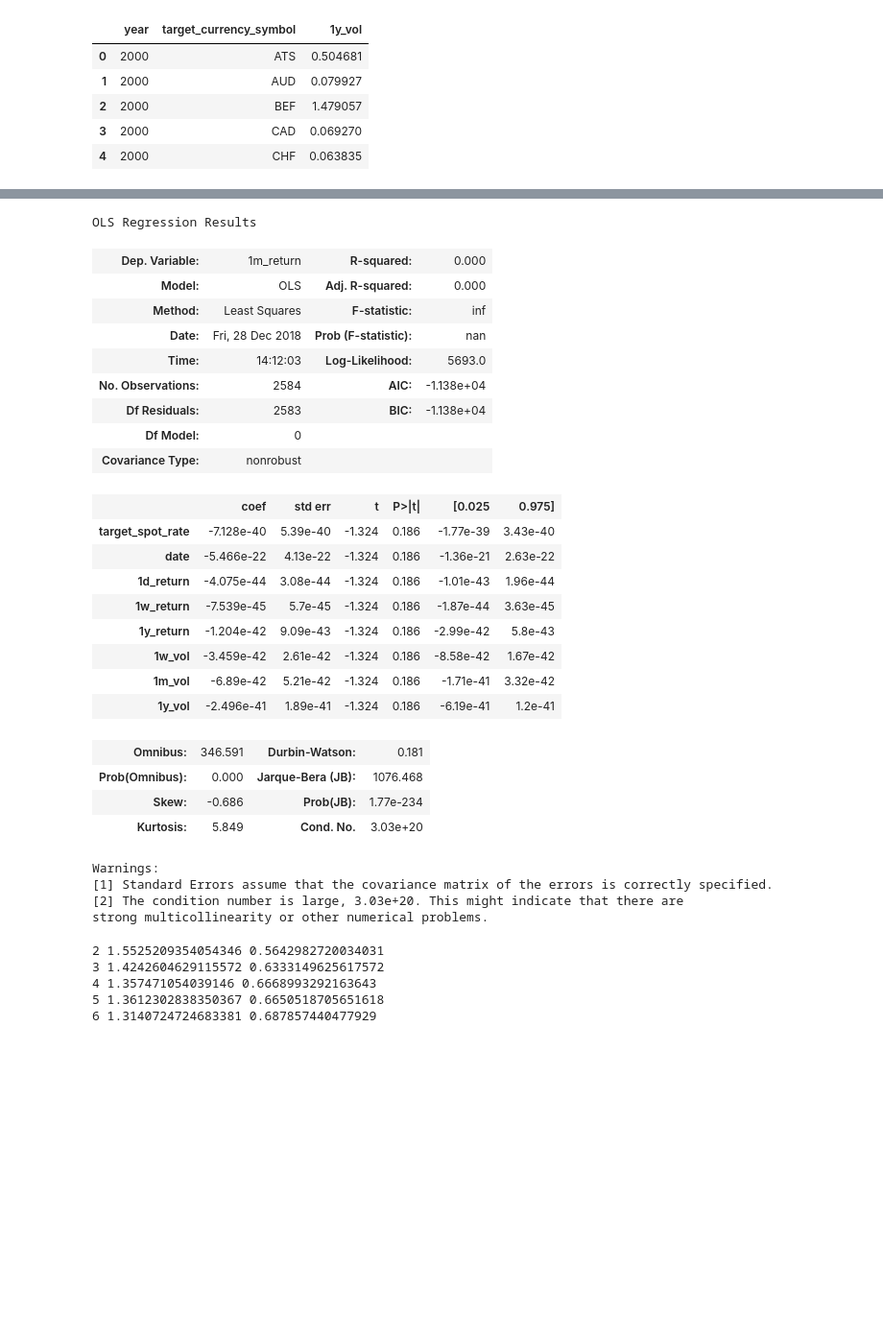
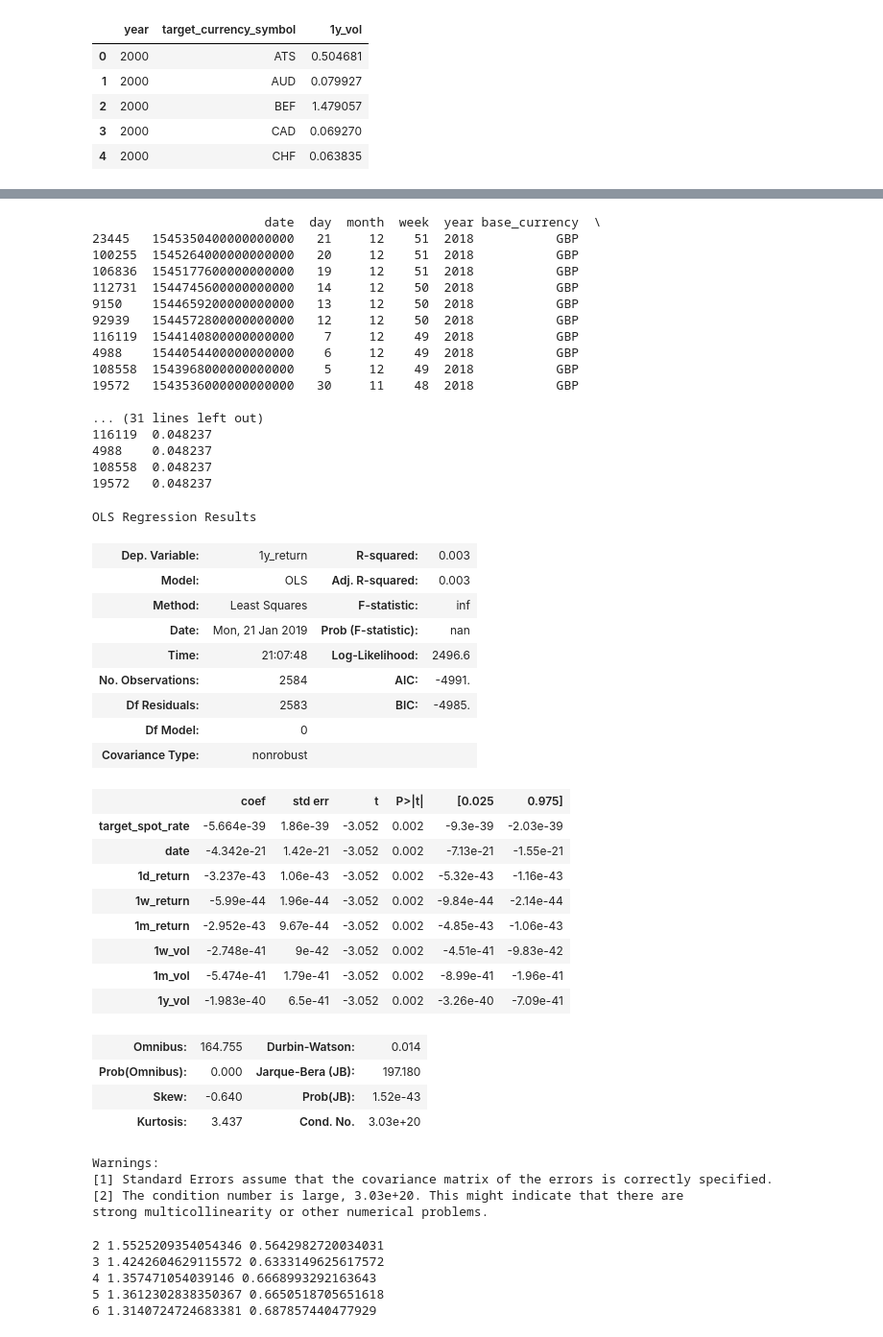
Before and after one commit to JaiPancholi/currency_analysis, a Jupyter notebook: notebooks/initial_exploration.ipynb, the cells around one changed output, grey strips where cells are left out. Shown at 96% size. Saved outputs shown, nothing was run; the diff lists cells and outputs as text; code cells hidden in the pictures; blank space fills up the shorter version.

```diff
--- a/notebooks/initial_exploration.ipynb
+++ b/notebooks/initial_exploration.ipynb
@@ -48,7 +38,8 @@ import datetime
 df['date'] = df.apply(lambda x: datetime.date(x['year'], x['month'], x['day']), axis=1)
 df['date'] = pd.to_datetime(df['date'])
 df['week'] = df['date'].dt.week
-df = df[['date','day','month','week','year','base_currency','target_currency','target_currency_symbol','base_value','target_spot_rate']]
+df = df[['date','day','month','week','year','base_currency','target_currency','base_value','target_spot_rate']]
+# df = df[['date','day','month','week','year','base_currency','target_currency','target_currency_symbol','base_value','target_spot_rate']]
 
 # df.drop(columns=['day', 'month', 'year'], inplace=True)
 
@@ -184,70 +186,87 @@ temp = gbp_df[gbp_df['target_currency_symbol']=='USD'].sort_values('date', ascen
 temp.date = temp.date.values.astype(np.int64)
 temp.dropna(inplace=True)
 
-temp
+print(temp.head(10))
 
-# vol = ['1w_vol', '1m_vol', '1y_vol']
+vol = ['1w_vol', '1m_vol', '1y_vol']
 
 # X = temp[['target_spot_rate', 'date', '1w_return', '1m_return', '1y_return']]
 # y = temp['1d_return']
 
-X = temp[['target_spot_rate', 'date', '1w_return', '1m_return', '1y_return'] + vol]
-y = temp['1d_return']
+# X = temp[['target_spot_rate', 'date', '1w_return', '1m_return', '1y_return'] + vol]
+# y = temp['1d_return']
 
 # X = temp[['target_spot_rate', 'date', '1d_return', '1m_return', '1y_return']]
 # y = temp['1w_return']
 
 # X = temp[['target_spot_rate', 'date', '1d_return', '1m_return', '1y_return'] + vol]
 # y = temp['1w_return']
 
 # X = temp[['target_spot_rate', 'date', '1d_return', '1w_return', '1y_return']]
 # y = temp['1m_return']
 
 # X = temp[['target_spot_rate', 'date', '1d_return', '1w_return', '1y_return'] + vol]
 # y = temp['1m_return']
 
 # X = temp[['target_spot_rate', 'date', '1d_return', '1w_return', '1m_return']]
 # y = temp['1y_return']
 
-# X = temp[['target_spot_rate', 'date', '1d_return', '1w_return', '1m_return'] + vol]
-# y = temp['1y_return']
+X = temp[['target_spot_rate', 'date', '1d_return', '1w_return', '1m_return'] + vol]
+y = temp['1y_return']
 
 import statsmodels.api as sm
 
 # Note the difference in argument order
 model = sm.OLS(y, X).fit()
 predictions = model.predict(X) # make the predictions by the model
 
 # Print out the statistics
 model.summary()
 # %% [output]
-OLS Regression Results
+                       date  day  month  week  year base_currency  \
+23445   1545350400000000000   21     12    51  2018           GBP
+100255  1545264000000000000   20     12    51  2018           GBP
+106836  1545177600000000000   19     12    51  2018           GBP
+112731  1544745600000000000   14     12    50  2018           GBP
+9150    1544659200000000000   13     12    50  2018           GBP
+92939   1544572800000000000   12     12    50  2018           GBP
+116119  1544140800000000000    7     12    49  2018           GBP
+4988    1544054400000000000    6     12    49  2018           GBP
+108558  1543968000000000000    5     12    49  2018           GBP
+19572   1543536000000000000   30     11    48  2018           GBP
+
+... (31 lines left out)
+116119  0.048237
+4988    0.048237
+108558  0.048237
+19572   0.048237
+OLS Regression Results
-| Dep. Variable: | 1m_return | R-squared: | 0.000 |
-| Model: | OLS | Adj. R-squared: | 0.000 |
+| Dep. Variable: | 1y_return | R-squared: | 0.003 |
+| Model: | OLS | Adj. R-squared: | 0.003 |
 | Method: | Least Squares | F-statistic: | inf |
-| Date: | Fri, 28 Dec 2018 | Prob (F-statistic): | nan |
-| Time: | 14:12:03 | Log-Likelihood: | 5693.0 |
-| No. Observations: | 2584 | AIC: | -1.138e+04 |
-| Df Residuals: | 2583 | BIC: | -1.138e+04 |
+| Date: | Mon, 21 Jan 2019 | Prob (F-statistic): | nan |
+| Time: | 21:07:48 | Log-Likelihood: | 2496.6 |
+| No. Observations: | 2584 | AIC: | -4991. |
+| Df Residuals: | 2583 | BIC: | -4985. |
 | Df Model: | 0 |  |  |
 | Covariance Type: | nonrobust |  |  |
 |  | coef | std err | t | P>|t| | [0.025 | 0.975] |
-| target_spot_rate | -7.128e-40 | 5.39e-40 | -1.324 | 0.186 | -1.77e-39 | 3.43e-40 |
-| date | -5.466e-22 | 4.13e-22 | -1.324 | 0.186 | -1.36e-21 | 2.63e-22 |
-| 1d_return | -4.075e-44 | 3.08e-44 | -1.324 | 0.186 | -1.01e-43 | 1.96e-44 |
-| 1w_return | -7.539e-45 | 5.7e-45 | -1.324 | 0.186 | -1.87e-44 | 3.63e-45 |
-| 1y_return | -1.204e-42 | 9.09e-43 | -1.324 | 0.186 | -2.99e-42 | 5.8e-43 |
-| 1w_vol | -3.459e-42 | 2.61e-42 | -1.324 | 0.186 | -8.58e-42 | 1.67e-42 |
-| 1m_vol | -6.89e-42 | 5.21e-42 | -1.324 | 0.186 | -1.71e-41 | 3.32e-42 |
-| 1y_vol | -2.496e-41 | 1.89e-41 | -1.324 | 0.186 | -6.19e-41 | 1.2e-41 |
+| target_spot_rate | -5.664e-39 | 1.86e-39 | -3.052 | 0.002 | -9.3e-39 | -2.03e-39 |
+| date | -4.342e-21 | 1.42e-21 | -3.052 | 0.002 | -7.13e-21 | -1.55e-21 |
+| 1d_return | -3.237e-43 | 1.06e-43 | -3.052 | 0.002 | -5.32e-43 | -1.16e-43 |
+| 1w_return | -5.99e-44 | 1.96e-44 | -3.052 | 0.002 | -9.84e-44 | -2.14e-44 |
+| 1m_return | -2.952e-43 | 9.67e-44 | -3.052 | 0.002 | -4.85e-43 | -1.06e-43 |
+| 1w_vol | -2.748e-41 | 9e-42 | -3.052 | 0.002 | -4.51e-41 | -9.83e-42 |
+| 1m_vol | -5.474e-41 | 1.79e-41 | -3.052 | 0.002 | -8.99e-41 | -1.96e-41 |
+| 1y_vol | -1.983e-40 | 6.5e-41 | -3.052 | 0.002 | -3.26e-40 | -7.09e-41 |
-| Omnibus: | 346.591 | Durbin-Watson: | 0.181 |
-| Prob(Omnibus): | 0.000 | Jarque-Bera (JB): | 1076.468 |
-| Skew: | -0.686 | Prob(JB): | 1.77e-234 |
-| Kurtosis: | 5.849 | Cond. No. | 3.03e+20 |
+| Omnibus: | 164.755 | Durbin-Watson: | 0.014 |
+| Prob(Omnibus): | 0.000 | Jarque-Bera (JB): | 197.180 |
+| Skew: | -0.640 | Prob(JB): | 1.52e-43 |
+| Kurtosis: | 3.437 | Cond. No. | 3.03e+20 |
-Warnings:
-[1] Standard Errors assume that the covariance matrix of the errors is correctly specified.
-[2] The condition number is large, 3.03e+20. This might indicate that there are
-strong multicollinearity or other numerical problems.
+Warnings:
+[1] Standard Errors assume that the covariance matrix of the errors is correctly specified.
+[2] The condition number is large, 3.03e+20. This might indicate that there are
+strong multicollinearity or other numerical problems.
 # %%
 # X = temp[['target_spot_rate', 'date', '1w_return', '1m_return', '1y_return']]
 # y = temp['1d_return']
```
Also changed, not shown: parts of 17 cells of this notebook, 5 other files.
